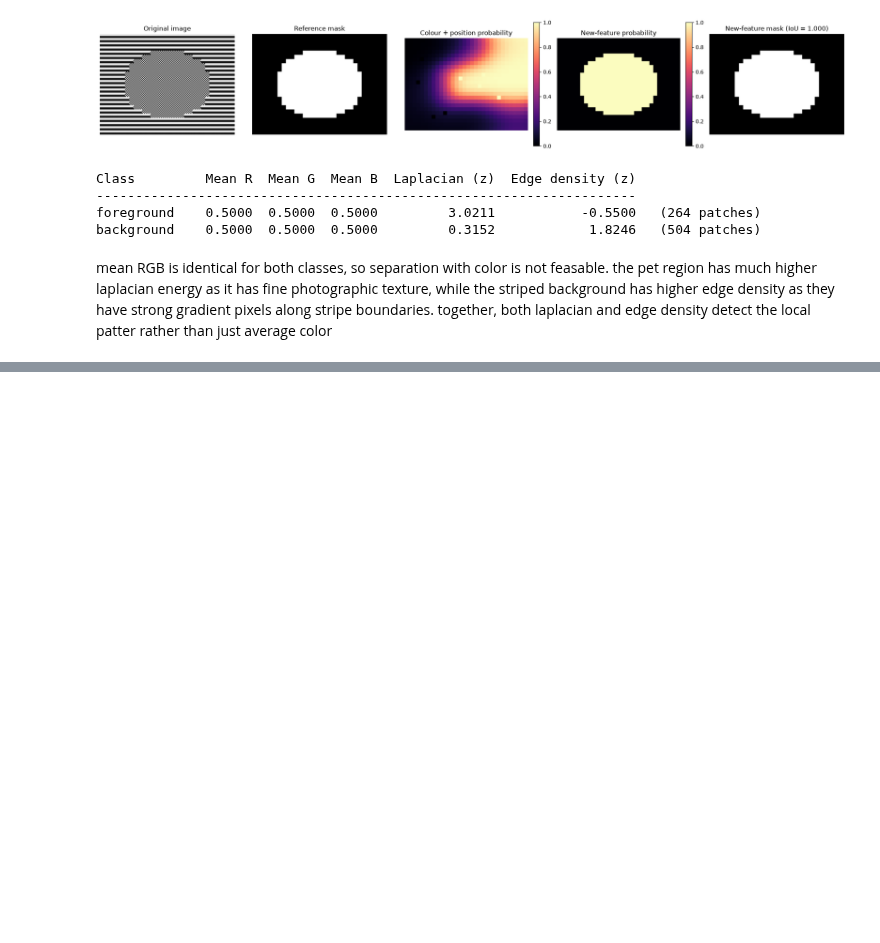
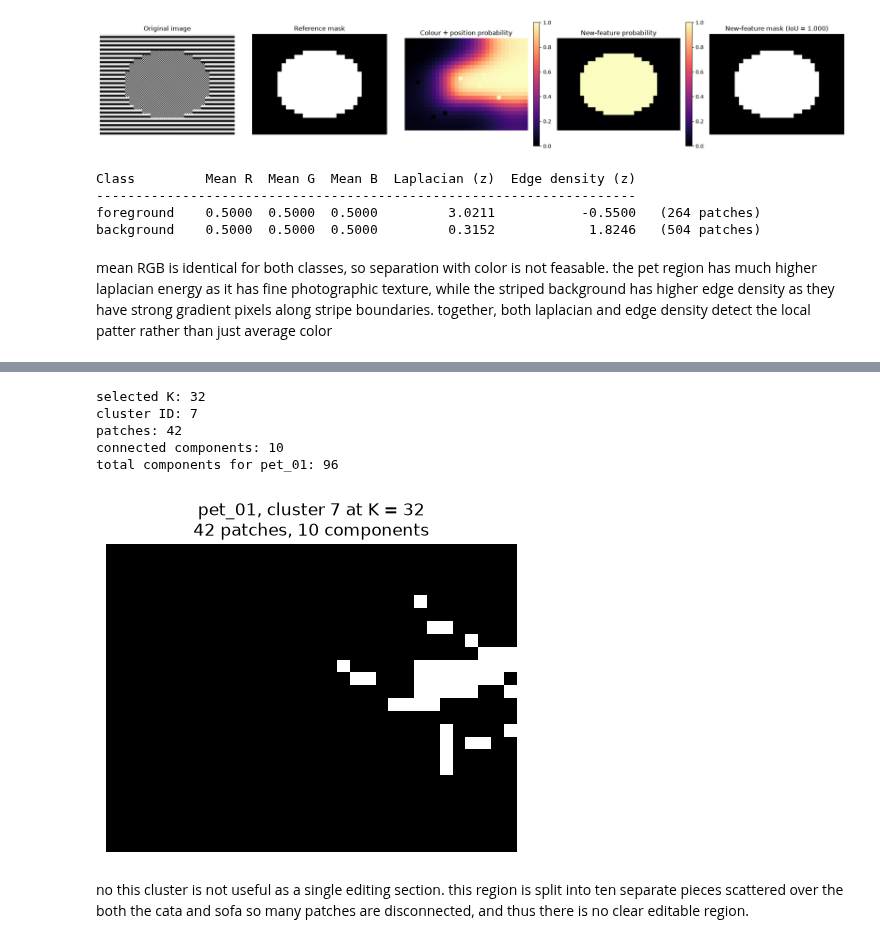
Before and after one commit to suryamanoj4/SMAI-A4, a Jupyter notebook: clustering.ipynb, the cells around one changed output, grey strips where cells are left out. Saved outputs shown, nothing was run; the diff lists cells and outputs as text; code cells hidden in the pictures; blank space fills up the shorter version.

```diff
--- a/clustering.ipynb
+++ b/clustering.ipynb
@@ -550,0 +779,39 @@ mean RGB is identical for both classes, so separation with color is not feasable
+# %%
+image_id = "pet_01"
+
+cluster_components = components_per_cluster(agg_results[image_id][SELECTED_K]["labels"], SELECTED_K)
+
+worst_cluster = int(np.argmax(cluster_components))
+worst_patch_count = len(agg_results[image_id][SELECTED_K]["groups"][worst_cluster])
+worst_component_count = cluster_components[worst_cluster]
+
+print("selected K:", SELECTED_K)
+print("cluster ID:", worst_cluster)
+print("patches:", worst_patch_count)
+print("connected components:", worst_component_count)
+print("total components for pet_01:", sum(cluster_components))
+
+fig, ax = plt.subplots(figsize=(6, 4))
+ax.imshow(
+    expand_patch_mask(
+        (agg_results[image_id][SELECTED_K]["labels"] == worst_cluster).astype(int)
+    ),
+    cmap="gray",
+    vmin=0,
+    vmax=1,
+)
+ax.set_title(
+    f"pet_01, cluster {worst_cluster} at K = {SELECTED_K}\n"
+    f"{worst_patch_count} patches, {worst_component_count} components"
+)
+ax.axis("off")
+plt.show()
+# %% [output]
+selected K: 32
+cluster ID: 7
+patches: 42
+connected components: 10
+total components for pet_01: 96
+[figure, added]
+# %% [markdown]
+no this cluster is not useful as a single editing section. this region is split into ten separate pieces scattered over the both the cata and sofa so many patches are disconnected, and thus there is no clear editable region.
```
Also changed, not shown: parts of 11 cells of this notebook.
